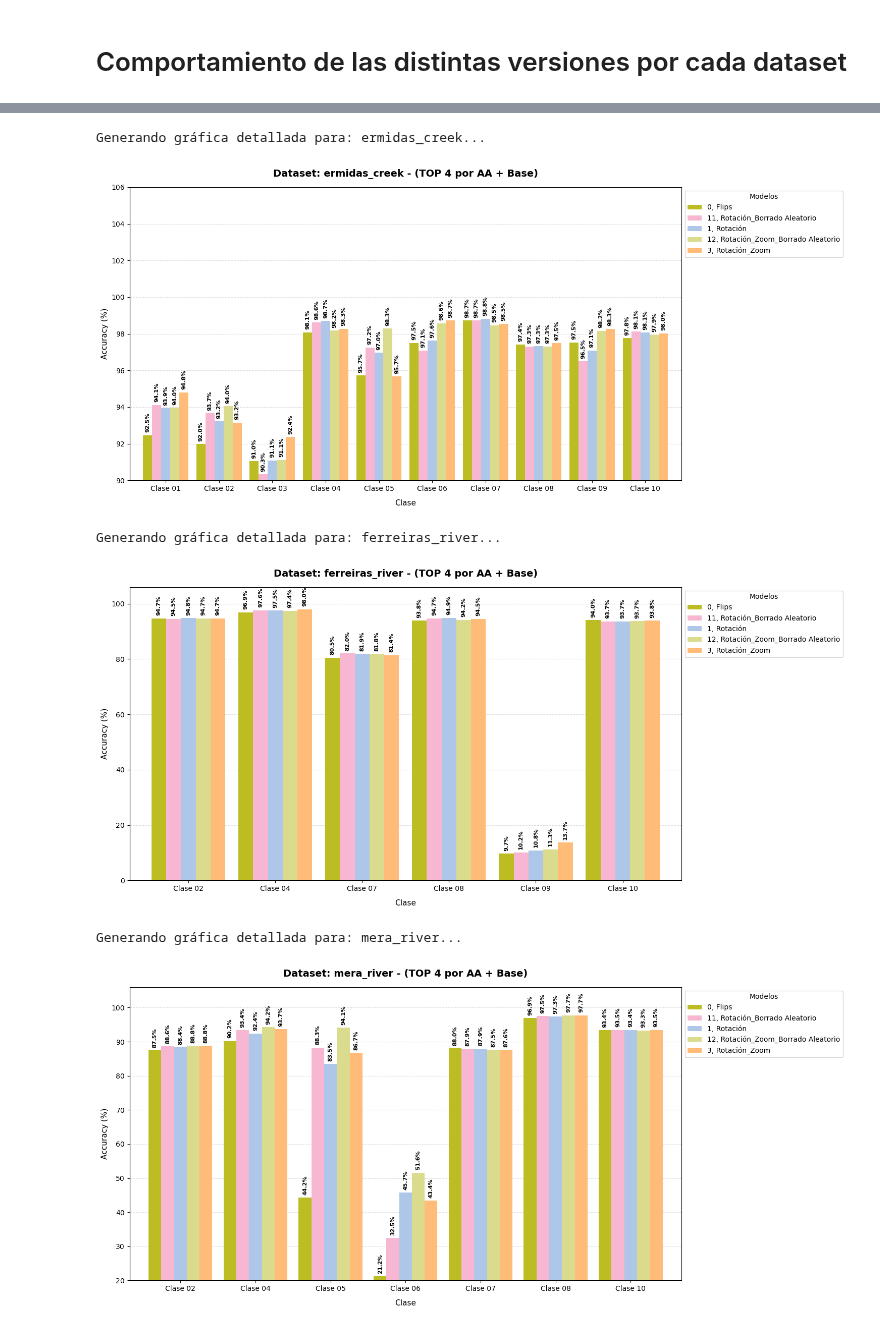
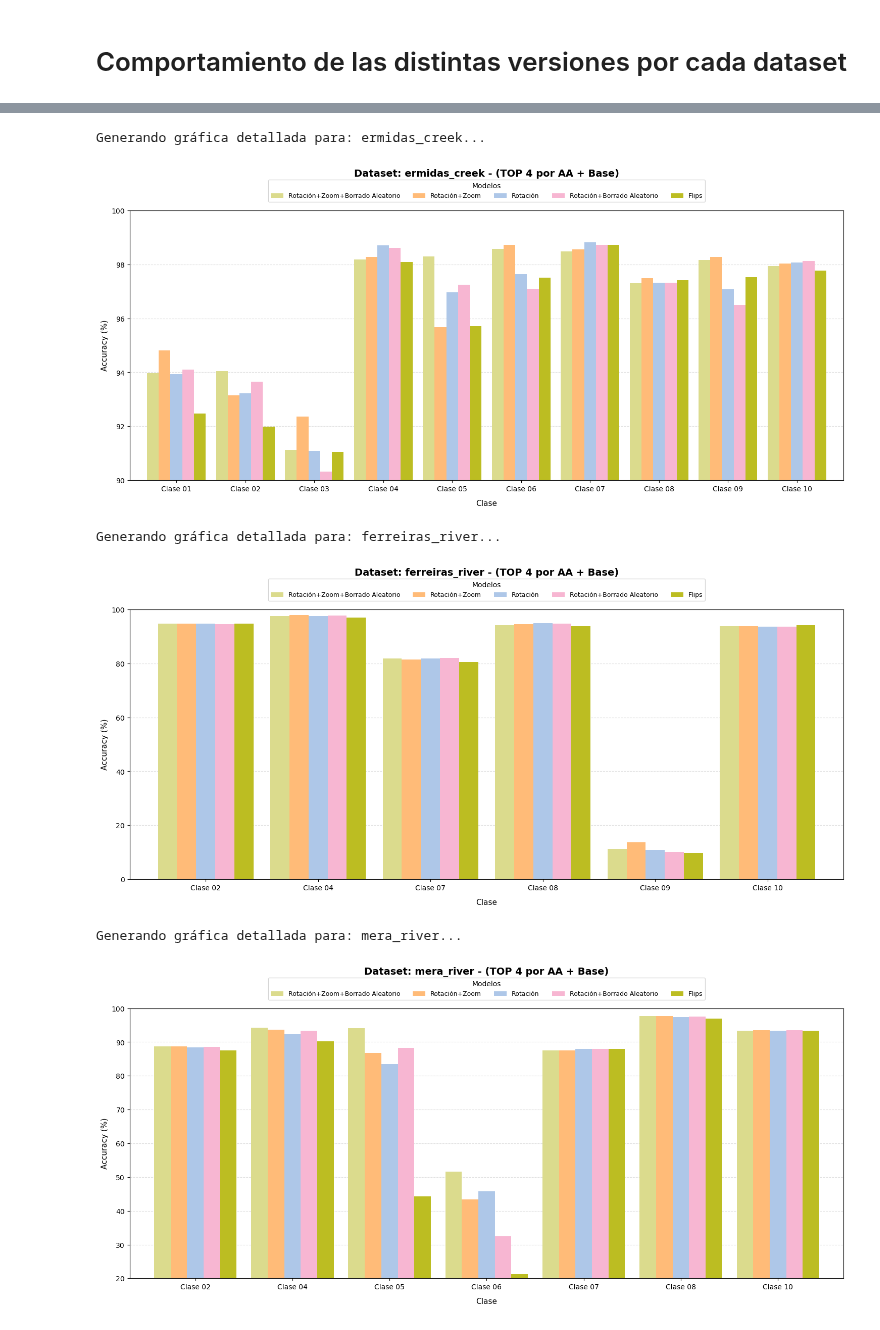
Before and after one commit to DBR5823/TFG_DanielBerdullasRey, a Jupyter notebook: Analisis_Fase2.ipynb, the cells around one changed output, grey strips where cells are left out. Saved outputs shown, nothing was run; the diff lists cells and outputs as text; code cells hidden in the pictures.

```diff
--- a/Analisis_Fase2.ipynb
+++ b/Analisis_Fase2.ipynb
@@ -332,11 +332,12 @@ PALETA_COLORES = {
 import glob
 import math
 import os
+import re  # Se añade para limpiar los números iniciales con expresiones regulares
 import matplotlib.pyplot as plt
 import pandas as pd
 
 
-#Graficador por Dataset Individual (Con porcentajes en barras
+#Graficador por Dataset Individual (Sin porcentajes en barras y leyenda superior limpia)
 def graficar_clases_por_dataset(dataset_objetivo, top_7_nombres, ruta_carpeta="resultados_logs"):
     archivos = glob.glob(os.path.join(ruta_carpeta, "*.log"))
     df_clases_metodos = pd.DataFrame()
@@ -364,10 +365,19 @@ def graficar_clases_por_dataset(dataset_objetivo, top_7_nombres, ruta_carpeta="r
     df_clases_metodos = df_clases_metodos.dropna(how='all')
     df_clases_metodos = df_clases_metodos[(df_clases_metodos > 0).any(axis=1)]
 
-    # ORDENAR COLUMNAS por AA Global de mejor a peor
-    modelos_ordenados = sorted(aa_por_modelo, key=aa_por_modelo.get, reverse=True)
-    columnas_validas = [m for m in modelos_ordenados if m in df_clases_metodos.columns]
+    # ================= MODIFICACIÓN: ORDENAR POR LISTA PERSONALIZADA =================
+    orden_personalizado = [
+        '12, Rotación_Zoom_Borrado Aleatorio',
+        '3, Rotación_Zoom',
+        '1, Rotación',
+        '11, Rotación_Borrado Aleatorio',
+        '0, Flips'
+    ]
+
+    # Filtramos para quedarnos solo con los modelos que realmente estén presentes en los datos
+    columnas_validas = [m for m in orden_personalizado if m in df_clases_metodos.columns]
     df_clases_metodos = df_clases_metodos[columnas_validas]
+    # =================================================================================
 
     # CÁLCULO DEL YMIN DINÁMICO (Redondeado a la decena inferior)
     todos_valores = df_clases_metodos.values.flatten()
@@ -377,32 +387,41 @@ def graficar_clases_por_dataset(dataset_objetivo, top_7_nombres, ruta_carpeta="r
     # GENERACIÓN DE GRÁFICA
     fig, ax = plt.subplots(figsize=(15, 7))
 
-    # Mapeo a la paleta de colores global
+    # Mapeo a la paleta de colores global (usa los nombres originales con número)
     colores_plot = [PALETA_COLORES.get(col, "#d3d3d3") for col in df_clases_metodos.columns]
 
     df_clases_metodos.plot(kind='bar', ax=ax, width=0.85, color=colores_plot)
 
-    # Estética limpia y homogénea
-    ax.set_title(f'Dataset: {dataset_objetivo} - (TOP 4 por AA + Base)', fontsize=14, fontweight='bold', pad=15)
+    # Estética limpia y homogénea con título elevado
+    ax.set_title(f'Dataset: {dataset_objetivo} - (TOP 4 por AA + Base)', fontsize=14, fontweight='bold', y=1.11)
     ax.set_ylabel('Accuracy (%)', fontsize=11)
     ax.set_xlabel('Clase', fontsize=11, labelpad=10)
 
-    # Subimos a 106 el límite superior para dar espacio a los números rotados
-    ax.set_ylim(ymin, 106)
+    # Ajustado a 100 exacto como límite superior analítico
+    ax.set_ylim(ymin, 100)
 
     # Rejilla sutil detrás de las barras
     ax.set_axisbelow(True)
     ax.grid(axis='y', linestyle='--', alpha=0.4)
 
-    # AÑADIR PORCENTAJES ENCIMA DE CADA BARRA (Rotados 90° para que no choquen)
-    for container in ax.containers:
-        ax.bar_label(container, fmt='%.1f%%', padding=4, fontsize=8, fontweight='semibold', rotation=90)
-
     # Forzar que los nombres de las clases ("Clase 01", etc.) se lean en horizontal si son cortos
     plt.xticks(rotation=0, ha='center', fontsize=10)
 
-    # Leyenda arriba a la derecha por fuera
-    ax.legend(title="Modelos", loc='upper left', bbox_to_anchor=(1, 1))
+    # ================= MODIFICACIÓN: REMPLAZAR _ POR + EN ETIQUETAS =================
+    # Elimina números iniciales y luego reemplaza los guiones bajos por signos más
+    labels_limpios = [re.sub(r'^\d+[\s_,\-]*', '', str(col)).replace('_', '+') for col in df_clases_metodos.columns]
+    # ===============================================================================
+
+    # Leyenda horizontal fuera de la gráfica (Parte superior central) con nombres limpios
+    ax.legend(
+        labels=labels_limpios,
+        title="Modelos",
+        loc='lower center',
+        bbox_to_anchor=(0.5, 1.02),
+        ncol=len(df_clases_metodos.columns),
+        fontsize=9,
+        title_fontsize=10
+    )
 
     plt.tight_layout()
     plt.show()
@@ -454,7 +473,7 @@ Generando gráfica detallada para: eiras_dam...
 Generando gráfica detallada para: ermidas_creek...
-[figure, old version]
+[figure, new version]
 Generando gráfica detallada para: ferreiras_river...
-[figure, old version]
+[figure, new version]
 Generando gráfica detallada para: mera_river...
-[figure, old version]
+[figure, new version]
 Generando gráfica detallada para: oitaven...
```
Also changed, not shown: parts of 2 cells of this notebook, 2 other files.
